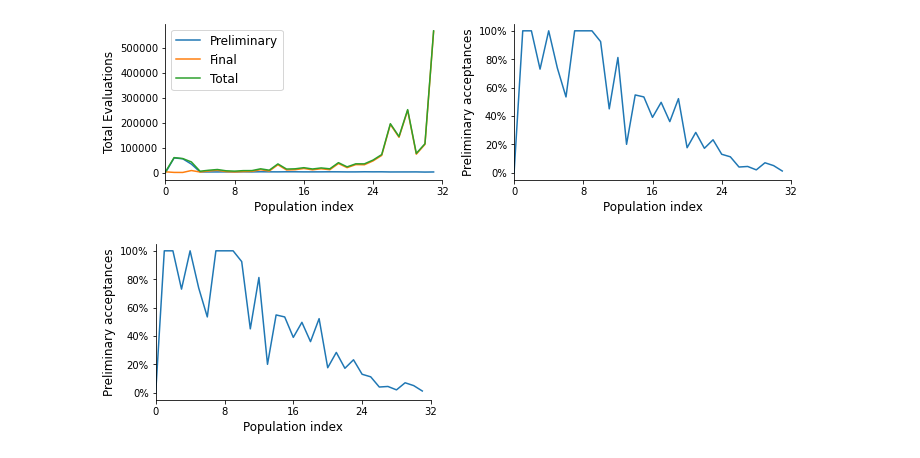
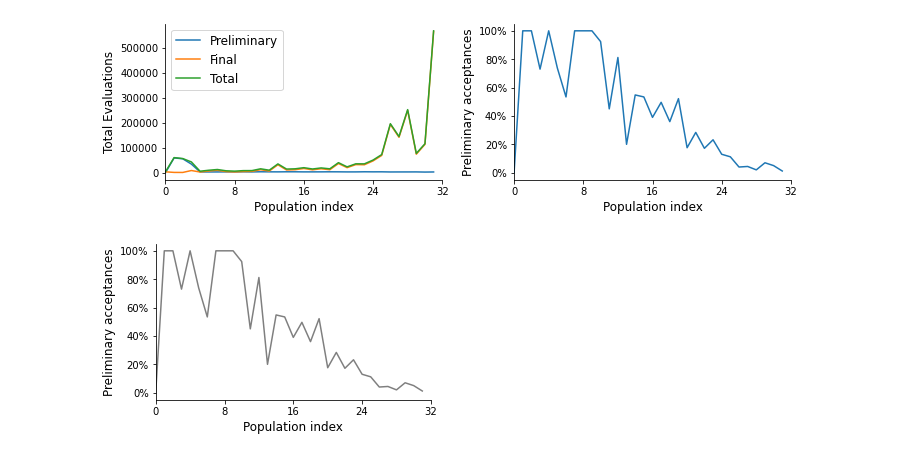
Before and after one commit to ICB-DCM/lookahead-study, a Jupyter notebook: Models/M1_Tumor/Figures/TumorVisualization.ipynb, the cells around one changed output. Cells and saved outputs as stored; diff of their text form; code cells hidden in the pictures.

```diff
--- a/Models/M1_Tumor/Figures/TumorVisualization.ipynb
+++ b/Models/M1_Tumor/Figures/TumorVisualization.ipynb
@@ -496,29 +587,29 @@ fig.savefig(path+"/AcceptancesN"+str(psize)+"V"+str(version)+".pdf")
 # %%
 fig, ax = plt.subplots(1,1, figsize=(5,3))
 
 ax = ax
 
 n_lookahead_particles=np.zeros(len(stat_df))
 for i in range(len(stat_df)):
     n_lookahead_particles[i]=min(500, stat_df['n_lookahead_accepted'][i+1])/500
 
-ax.plot(stat_df['t'], n_lookahead_particles)
+ax.plot(stat_df['t'], n_lookahead_particles, color="black", alpha=0.5)
 
 ax.set_ylabel("Preliminary acceptances")
 ax.set_xlim(xmin=0,xmax=len(stat_df))
 ax.set_xlabel("Population index")
 ax.set_xticks(xticks)
 ax.set_xticklabels(xticks)
 
 from matplotlib.ticker import PercentFormatter
 plt.gca().yaxis.set_major_formatter(PercentFormatter(1))
 
 ax.spines['top'].set_visible(False)
 ax.spines['right'].set_visible(False)
 
 ax.tick_params(axis='both', which='major', labelsize=10)
 fig.tight_layout()
 
 fig.savefig(path+"/PrelAcceptN"+str(psize)+"V"+str(version)+".pdf")
 # %% [output]
-[figure, old version]
+[figure, new version]
```
Also changed, not shown: parts of 2 cells of this notebook, 10 other files.
